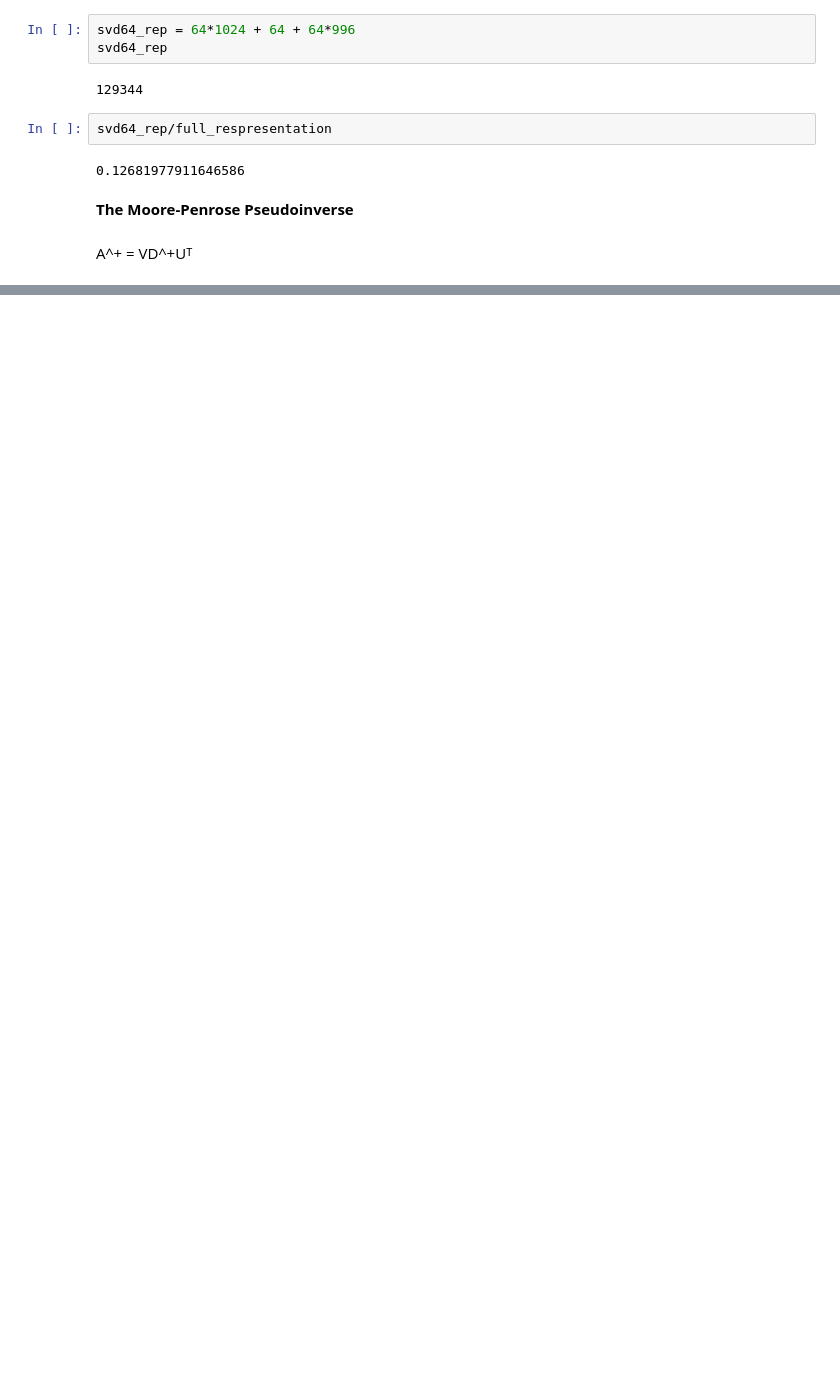
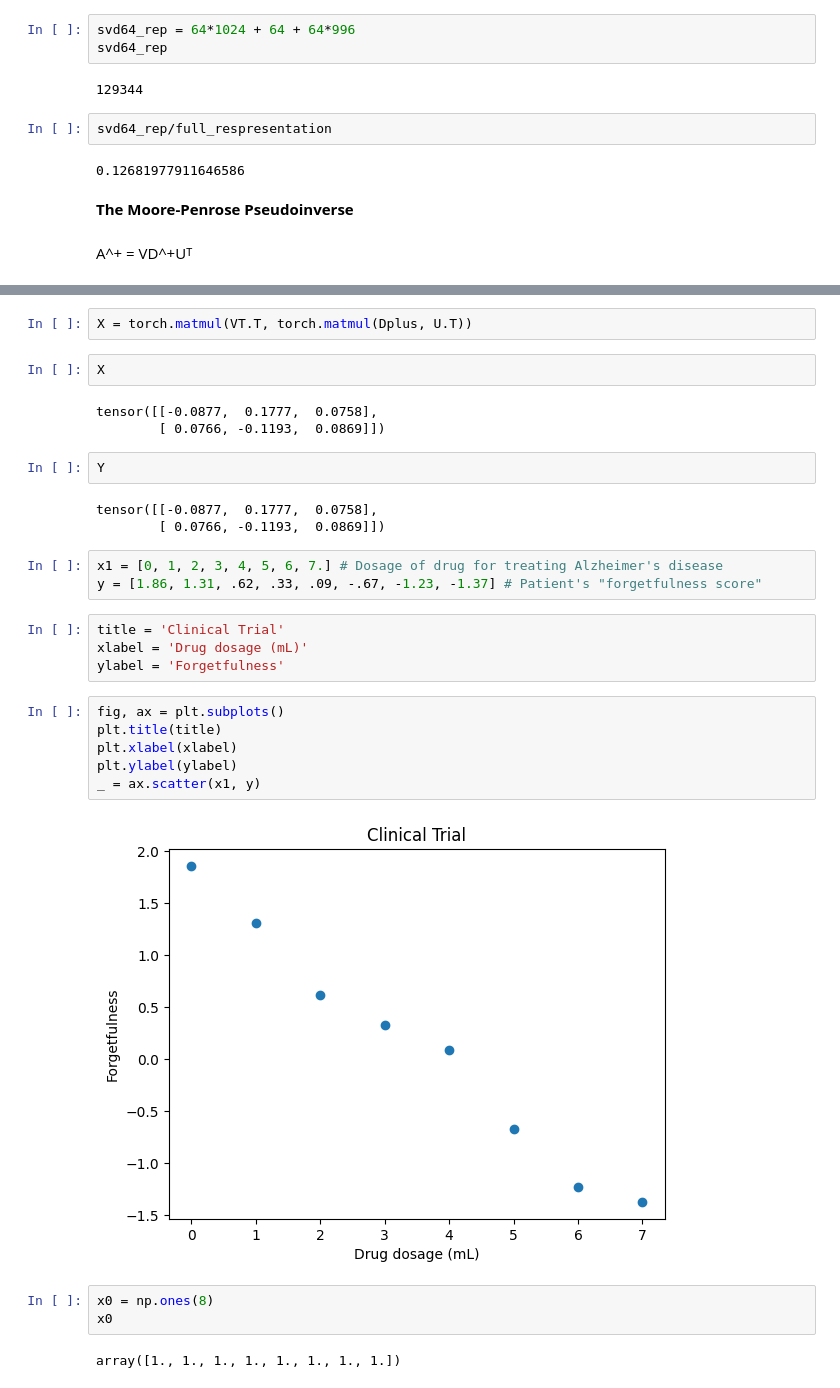
Before and after one commit to medhanies/math-ml-foundations, a Jupyter notebook: notebooks/2-linear-algebra-ii.ipynb, the cells around one changed output, grey strips where cells are left out. Cells and saved outputs as stored; diff of their text form; blank space fills up the shorter version.

```diff
--- a/notebooks/2-linear-algebra-ii.ipynb
+++ b/notebooks/2-linear-algebra-ii.ipynb
@@ -912,0 +1013,32 @@ NameError: name 'A' is not defined
+# %%
+X = torch.matmul(VT.T, torch.matmul(Dplus, U.T))
+# %%
+X
+# %% [output]
+tensor([[-0.0877,  0.1777,  0.0758],
+        [ 0.0766, -0.1193,  0.0869]])
+# %%
+Y
+# %% [output]
+tensor([[-0.0877,  0.1777,  0.0758],
+        [ 0.0766, -0.1193,  0.0869]])
+# %%
+x1 = [0, 1, 2, 3, 4, 5, 6, 7.] # Dosage of drug for treating Alzheimer's disease
+y = [1.86, 1.31, .62, .33, .09, -.67, -1.23, -1.37] # Patient's "forgetfulness score"
+# %%
+title = 'Clinical Trial'
+xlabel = 'Drug dosage (mL)'
+ylabel = 'Forgetfulness'
+# %%
+fig, ax = plt.subplots()
+plt.title(title)
+plt.xlabel(xlabel)
+plt.ylabel(ylabel)
+_ = ax.scatter(x1, y)
+# %% [output]
+[figure, added]
+# %%
+x0 = np.ones(8)
+x0
+# %% [output]
+array([1., 1., 1., 1., 1., 1., 1., 1.])
```
Also changed, not shown: parts of 58 cells of this notebook.
